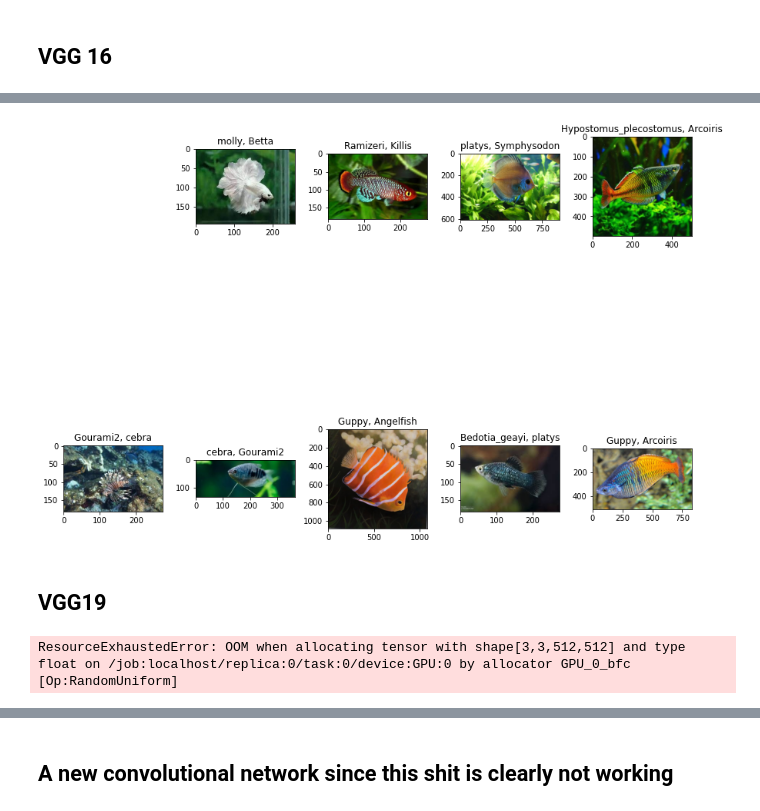
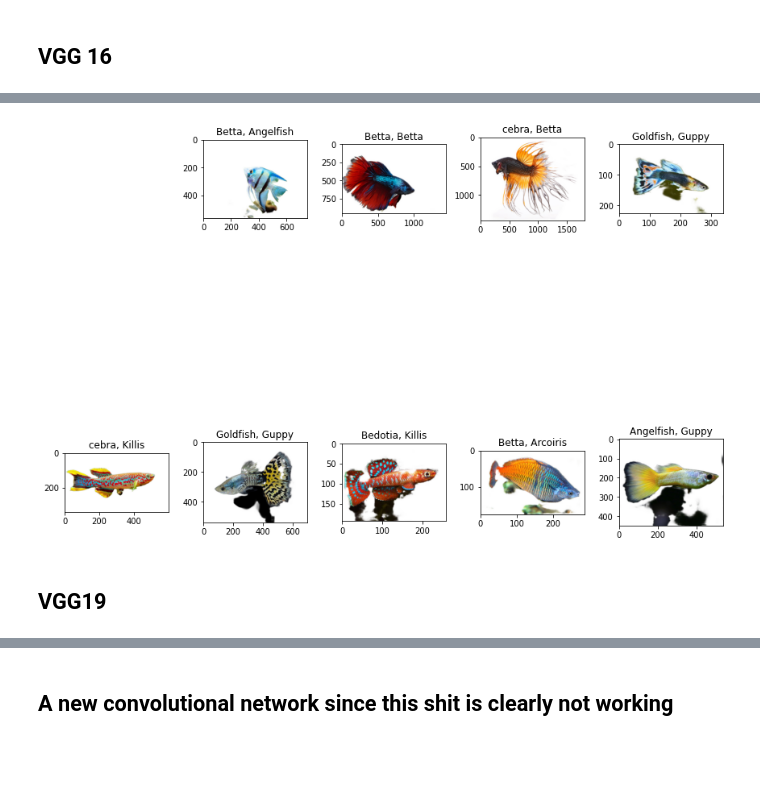
Before and after one commit to npi2015/peces, a Jupyter notebook: preprocesado.ipynb, the cells around one changed output, grey strips where cells are left out. Saved outputs shown, nothing was run; the diff lists cells and outputs as text; code cells hidden in the pictures; blank space fills up the shorter version.

```diff
--- a/preprocesado.ipynb
+++ b/preprocesado.ipynb
@@ -447,13 +457,13 @@ Epoch 27/50
 <keras.callbacks.History at 0x...>
 # %%
-preds_inception = model.predict(X_test)
+preds_inception = model_inception.predict(X_test)
 # %%
 plt.figure(figsize=(12, 12))
 for i, filename in zip(range(1,10), validate_df['Filename'][:10]):
     plt.subplot(2,5, i+1)
     plt.imshow(imread(TEST_PATH+'/'+filename))
     result = np.where(preds_inception[i] == preds_inception[i].max())
-    plt.title(f"{INV_CLASSES[result[0][0]]}, {filename.split('.')[0]}")
+    plt.title(f"{INV_CLASSES[result[0][0]]}, {re.split(r'[0-9]',filename)[0]}")
 
 plt.tight_layout()
 plt.savefig('prediccion_inception')
@@ -484,9 +494,9 @@ x = layers.Dense(512, activation='relu')(x)
 x = layers.Dropout(0.5)(x)
 
 # Add a final sigmoid layer for classification
-x = layers.Dense(15, activation='softmax')(x)
+x = layers.Dense(9, activation='softmax')(x)
 
-cgg16_model = tf.keras.models.Model(base_model.input, x)
+vgg16_model = tf.keras.models.Model(base_model.input, x)
 
 vgg16_model.compile(optimizer = 'adam', loss = 'categorical_crossentropy',metrics = ['acc'])
 # %%
@@ -516,19 +526,19 @@ Epoch 29/50
 <keras.callbacks.History at 0x...>
 # %%
-preds_vgg16 = model_vgg16.predict(X_test)
+preds_vgg16 = vgg16_model.predict(X_test[0:10])
 # %%
 plt.figure(figsize=(12, 12))
 for i, filename in zip(range(1,10), validate_df['Filename'][:10]):
     plt.subplot(2,5, i+1)
     plt.imshow(imread(TEST_PATH+'/'+filename))
     result = np.where(preds_vgg16[i] == preds_vgg16[i].max())
-    plt.title(f"{INV_CLASSES[result[0][0]]}, {filename.split('.')[0]}")
+    plt.title(f"{INV_CLASSES[result[0][0]]}, {re.split(r'[0-9]',filename)[0]}")
 
 plt.tight_layout()
 plt.savefig('prediccion_vgg16')
 plt.show()
 # %% [output]
-[figure, old version]
+[figure, new version]
 # %% [markdown]
 ## VGG19
 # %%
@@ -550,16 +560,14 @@ x = layers.Flatten()(base_model.output)
 x = layers.Dense(512, activation='relu')(x)
 
 # Add a dropout rate of 0.5
-x = layers.Dropout(0.5)
+x = layers.Dropout(0.5)(x)
 
 # Add a final sigmoid layer for classification
-x = layers.Dense(15, activation='softmax')(x)
+x = layers.Dense(9, activation='softmax')(x)
 
 vgg19_model = tf.keras.models.Model(base_model.input, x)
 
 vgg19_model.compile(optimizer = 'adam', loss = 'categorical_crossentropy',metrics = ['acc'])
-# %% [output]
-ResourceExhaustedError: OOM when allocating tensor with shape[3,3,512,512] and type float on /job:localhost/replica:0/task:0/device:GPU:0 by allocator GPU_0_bfc [Op:RandomUniform]
 # %%
 vgg19_model.fit(train_generator,
          validation_data = validation_generator,
```
Also changed, not shown: parts of 37 cells of this notebook.
